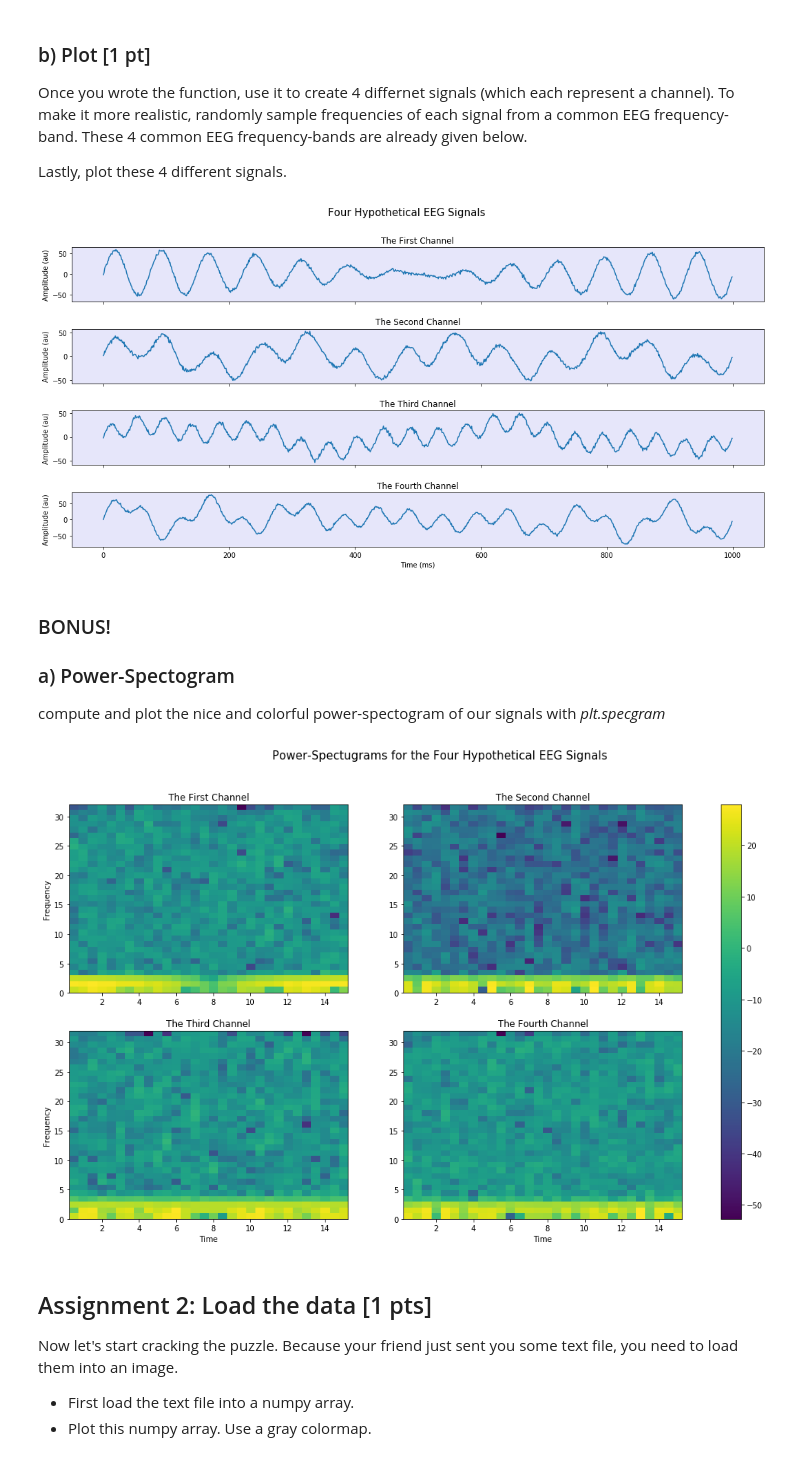
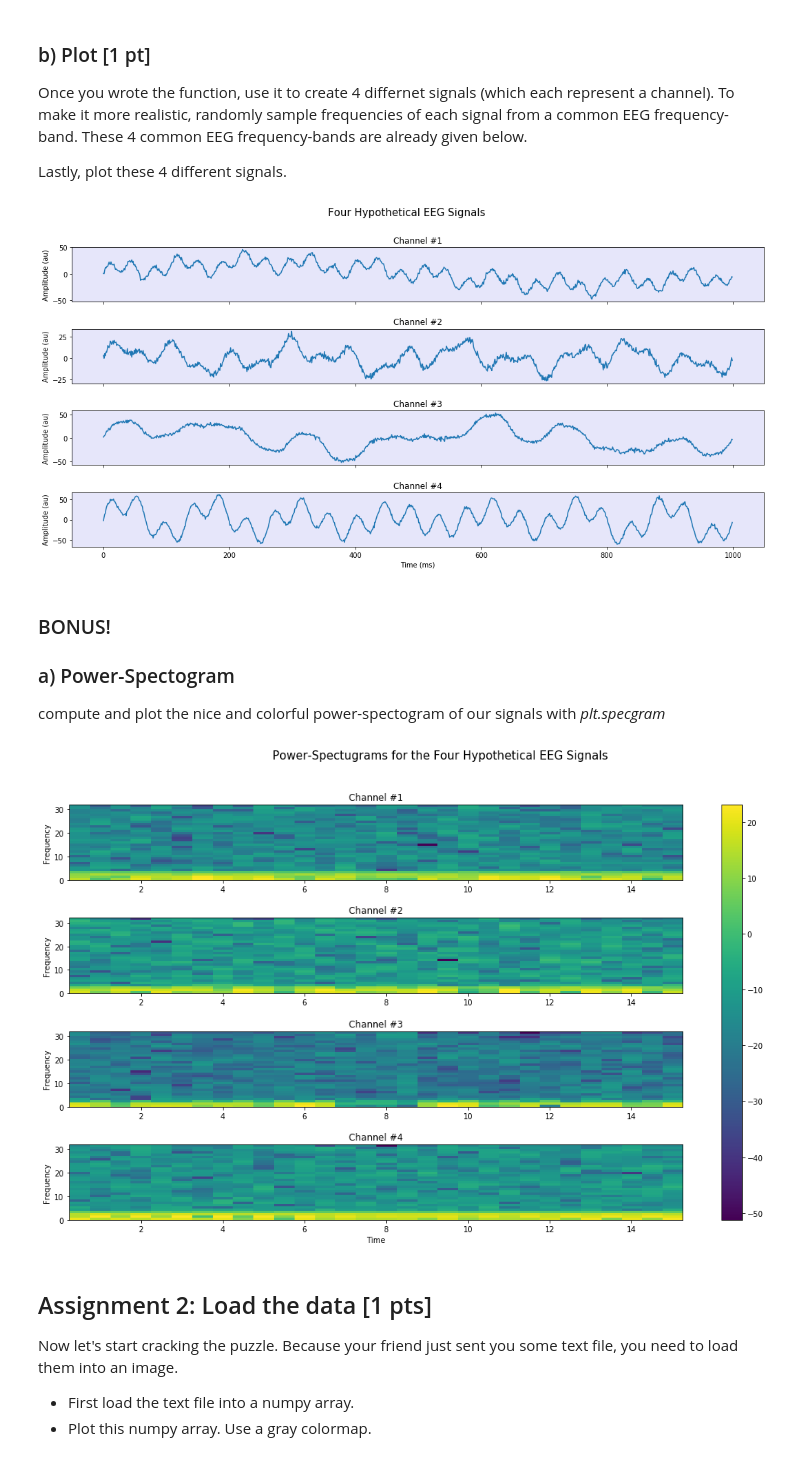
Before and after one commit to NBP-ACC/week-9-acc_01, a Jupyter notebook: sheet07.ipynb, the cells around one changed output. Saved outputs shown, nothing was run; the diff lists cells and outputs as text; code cells hidden in the pictures.

```diff
--- a/sheet07.ipynb
+++ b/sheet07.ipynb
@@ -103,49 +103,37 @@ signaList = []
 for i in range(4):
     signaList.append(generateSignal(randomFrequency(), signalLen=1000))
     axes[i].plot(signaList[i])
+    axes[i].title.set_text('Channel #' + str(i+1))
+    axes[i].set_ylabel('Amplitude (au)')
 
-# set the titles and labels
-axes[0].title.set_text('The First Channel')
-axes[0].set_ylabel('Amplitude (au)')
-axes[1].title.set_text('The Second Channel')
-axes[1].set_ylabel('Amplitude (au)')
-axes[2].title.set_text('The Third Channel')
-axes[2].set_ylabel('Amplitude (au)')
-axes[3].title.set_text('The Fourth Channel')
-axes[3].set_xlabel('Time (ms)')
-axes[3].set_ylabel('Amplitude (au)');
+# set the x-axis label
+axes[3].set_xlabel('Time (ms)');
 # %% [output]
-[figure, old version]
+[figure, new version]
 # %% [markdown]
 ### BONUS!
 ### a) Power-Spectogram
 compute and plot the nice and colorful power-spectogram of our signals with *plt.specgram*
 # %%
 # set the space and title for the four plots
-figs, axes = plt.subplots(nrows=2, ncols=2, figsize=(18,10))
+figs, axes = plt.subplots(nrows=4, figsize=(18,10))
 plt.suptitle('Power-Spectugrams for the Four Hypothetical EEG Signals', fontsize=15)
+plt.subplots_adjust(hspace=0.5)
 
 # plot the spectugrams
-axes[0,0].specgram(signaList[0], NFFT=64, Fs=64, noverlap=32)
-axes[0,1].specgram(signaList[1], NFFT=64, Fs=64, noverlap=32)
-axes[1,0].specgram(signaList[2], NFFT=64, Fs=64, noverlap=32)
-axes[1,1].specgram(signaList[3], NFFT=64, Fs=64, noverlap=32)
+for i in range(4):
+    axes[i].specgram(signaList[i], NFFT=64, Fs=64, noverlap=32)
+    axes[i].title.set_text('Channel #' + str(i+1))
+    axes[i].set_ylabel('Frequency')
 
-# set the titles, labels, and
-axes[0,0].title.set_text('The First Channel')
-axes[0,0].set_ylabel('Frequency')
-axes[0,1].title.set_text('The Second Channel')
-axes[1,0].title.set_text('The Third Channel')
-axes[1,0].set_xlabel('Time')
-axes[1,0].set_ylabel('Frequency')
-axes[1,1].title.set_text('The Fourth Channel')
-axes[1,1].set_xlabel('Time')
+# set the x-axis labels, and
+axes[3].set_xlabel('Time')
 
 # the colorbar
-mappable = axes[1,0].images[0]
+mappable = axes[1].images[0]
 figs.colorbar(mappable=mappable, ax=axes.ravel().tolist());
 # %% [output]
-[figure, old version]
+[figure, new version]
 # %% [markdown]
 ## Assignment 2: Load the data [1 pts]
 Now let's start cracking the puzzle. Because your friend just sent you some text file, you need to load them into an image.
```
Also changed, not shown: parts of 2 cells of this notebook.
